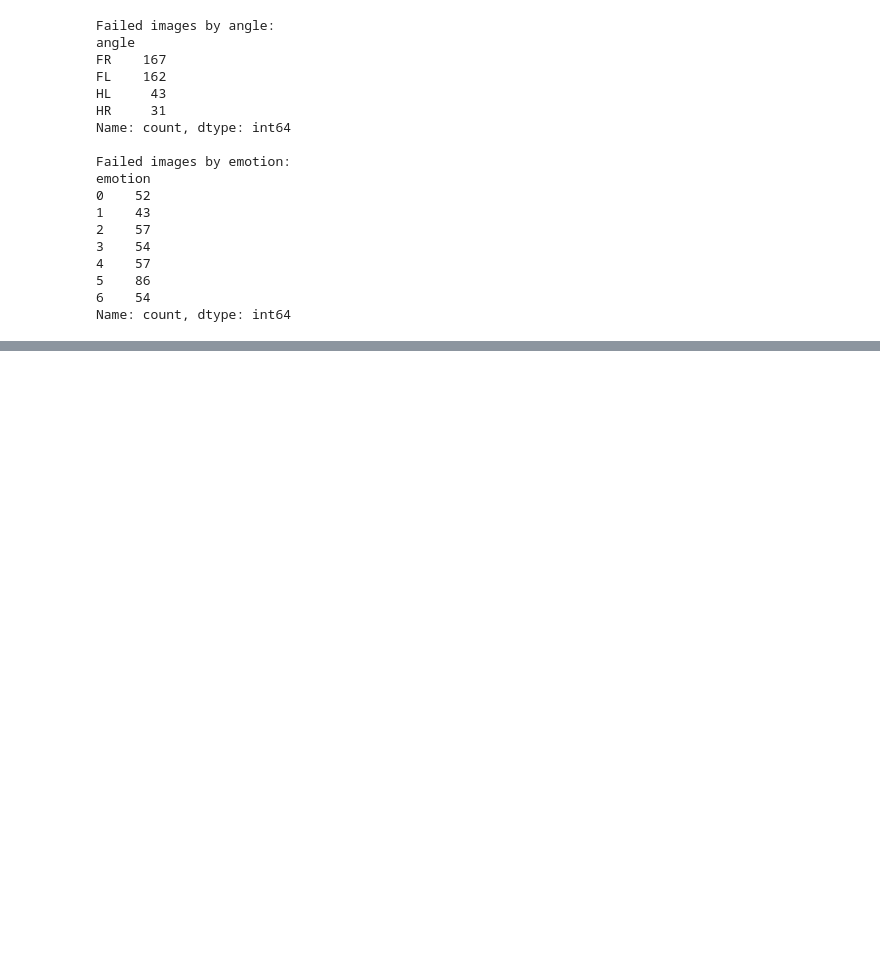
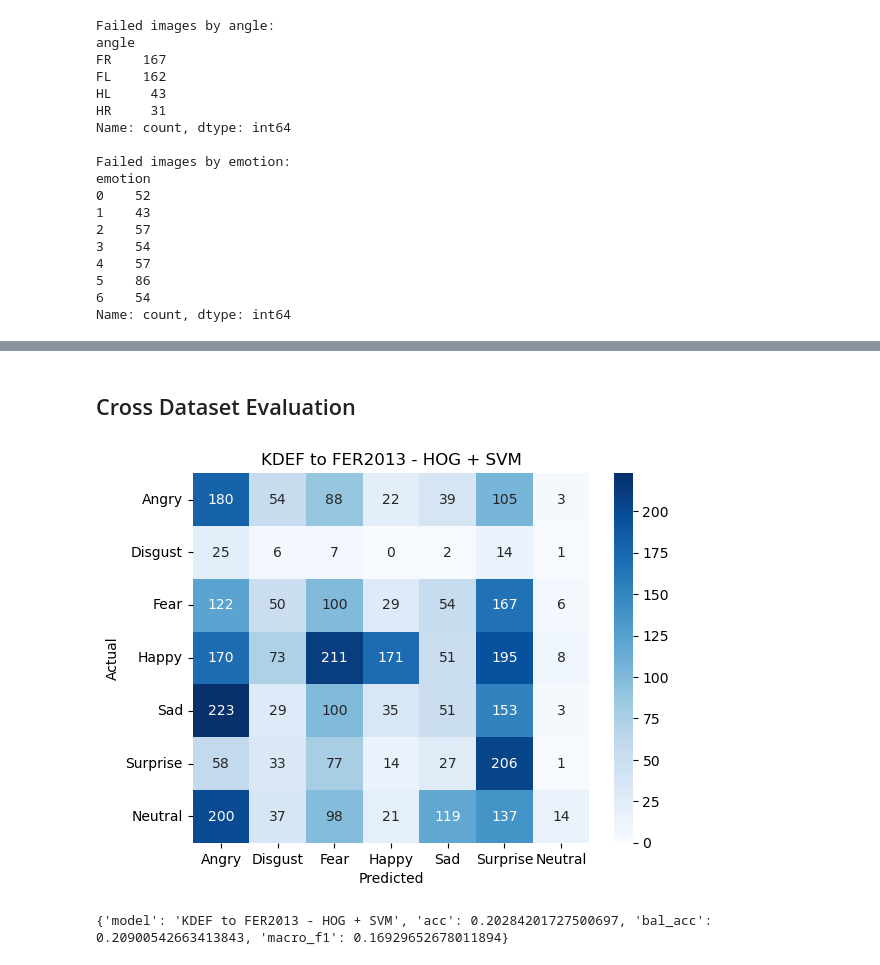
Before and after one commit to elampraki/Emotion_Recognition, a Jupyter notebook: src/Phase_A_FER2013_Experiments.ipynb, the cells around one changed output, grey strips where cells are left out. Saved outputs shown, nothing was run; the diff lists cells and outputs as text; code cells hidden in the pictures; blank space fills up the shorter version.

```diff
--- a/src/Phase_A_FER2013_Experiments.ipynb
+++ b/src/Phase_A_FER2013_Experiments.ipynb
@@ -1256,0 +1267,30 @@ Name: count, dtype: int64
+# %% [markdown]
+## Cross Dataset Evaluation
+# %%
+from features import fer_images, hog_features
+import pandas as pd
+
+# Load the FER2013 test set
+fer_test = pd.read_csv("../data/fer/fer2013_test.csv")
+
+# Convert pixel strings into images
+fer_test_images = fer_images(fer_test)
+
+# Extract the same HOG features used for KDEF
+X_fer_hog = hog_features(fer_test_images)
+y_fer_test = fer_test["emotion"].to_numpy()
+
+# Predict using the KDEF-trained model
+fer_predictions = hog_svm.predict(X_fer_hog)
+
+# Evaluate on FER2013
+cross_result = evaluate(
+    y_fer_test,
+    fer_predictions,
+    "KDEF to FER2013 - HOG + SVM"
+)
+
+print(cross_result)
+# %% [output]
+[figure, added]
+{'model': 'KDEF to FER2013 - HOG + SVM', 'acc': 0.20284201727500697, 'bal_acc': 0.20900542663413843, 'macro_f1': 0.16929652678011894}
```
Also changed, not shown: parts of 14 cells of this notebook.
